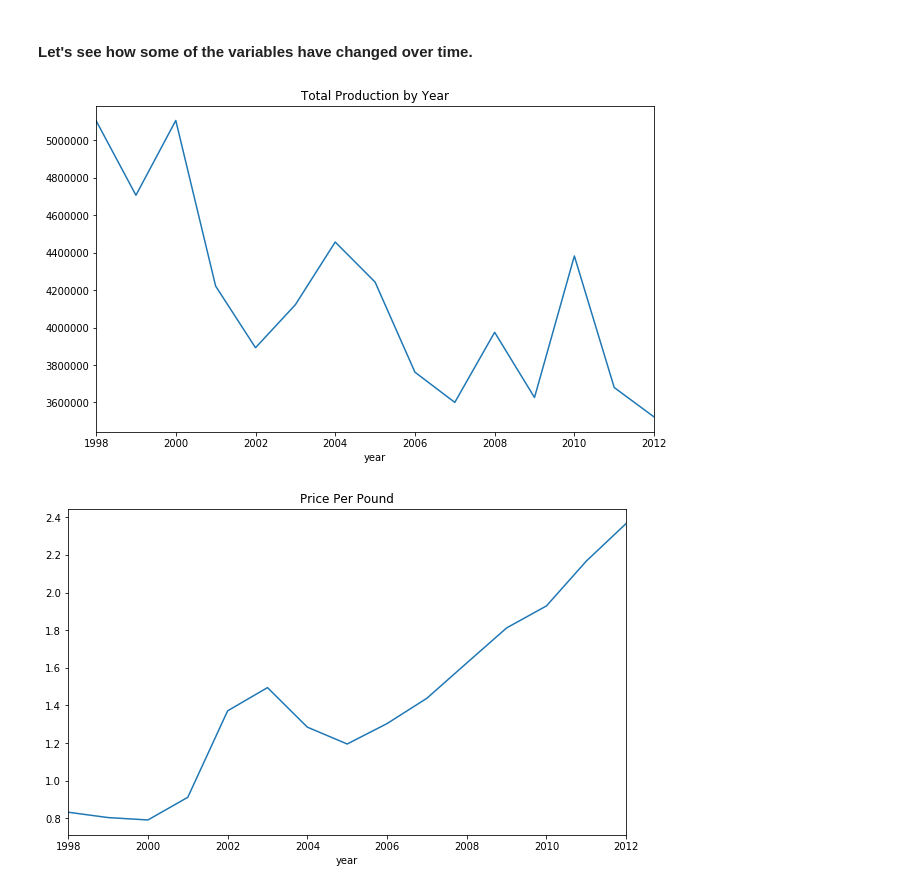
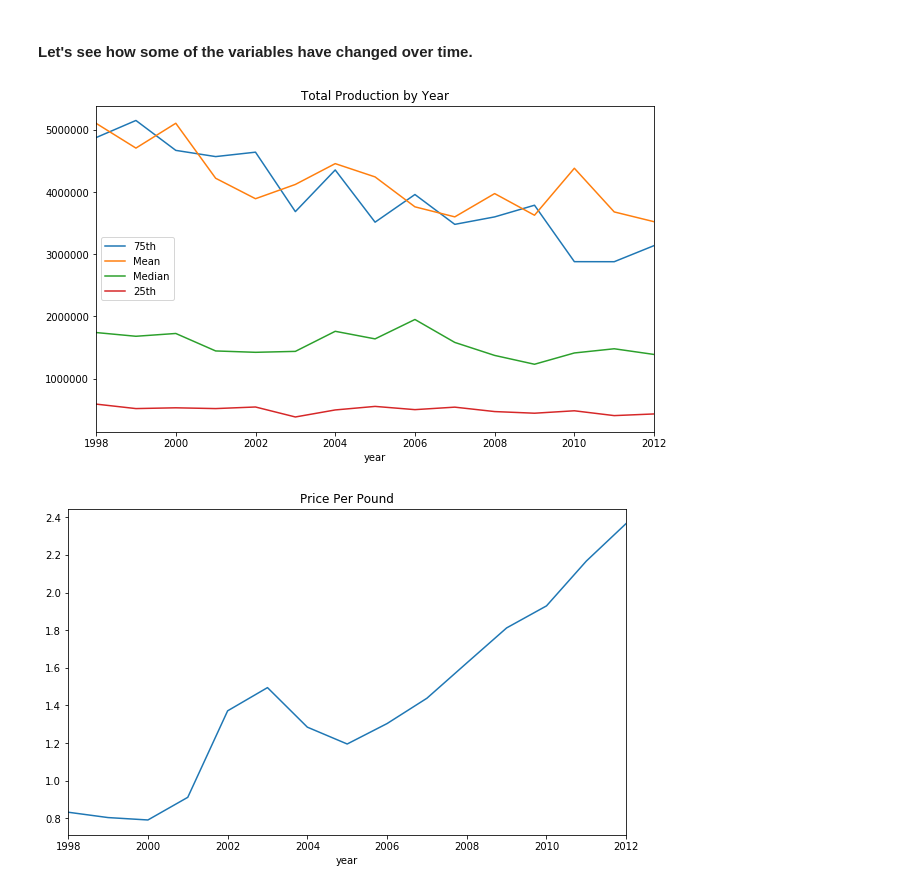
Before and after one commit to lilpricey/Thinkful, a Jupyter notebook: unit_1/unit_1_capstone_honey.ipynb, the cells around one changed output. Saved outputs shown, nothing was run; the diff lists cells and outputs as text; code cells hidden in the pictures.

```diff
--- a/unit_1/unit_1_capstone_honey.ipynb
+++ b/unit_1/unit_1_capstone_honey.ipynb
@@ -114,11 +112,22 @@ df_by_year = df.groupby('year').mean()
+# %%
+df_by_year = df.groupby('year').mean()
+df_by_year25 = df.groupby('year').quantile(.25)
+df_by_year75 = df.groupby('year').quantile(.75)
+df_by_year50 = df.groupby('year').quantile(.5)
 # %%
 plt.figure(figsize=(10,6))
+df_by_year75['totalprod'].plot()
 df_by_year['totalprod'].plot()
+df_by_year50['totalprod'].plot()
+df_by_year25['totalprod'].plot()
+
+
 plt.title('Total Production by Year')
+plt.legend(['75th', 'Mean', 'Median', '25th'])
 
 plt.show()
 # %% [output]
-[figure, old version]
+[figure, new version]
 # %%
 plt.figure(figsize=(10,6))
 df_by_year['priceperlb'].plot()
```
Also changed, not shown: parts of 7 cells of this notebook.
